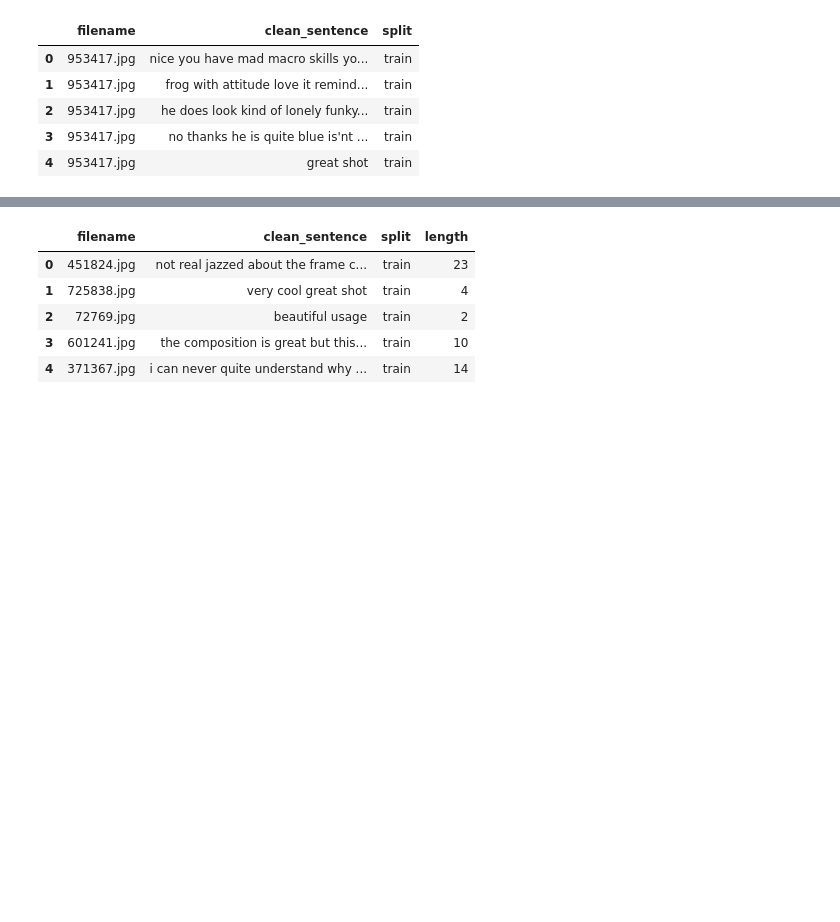
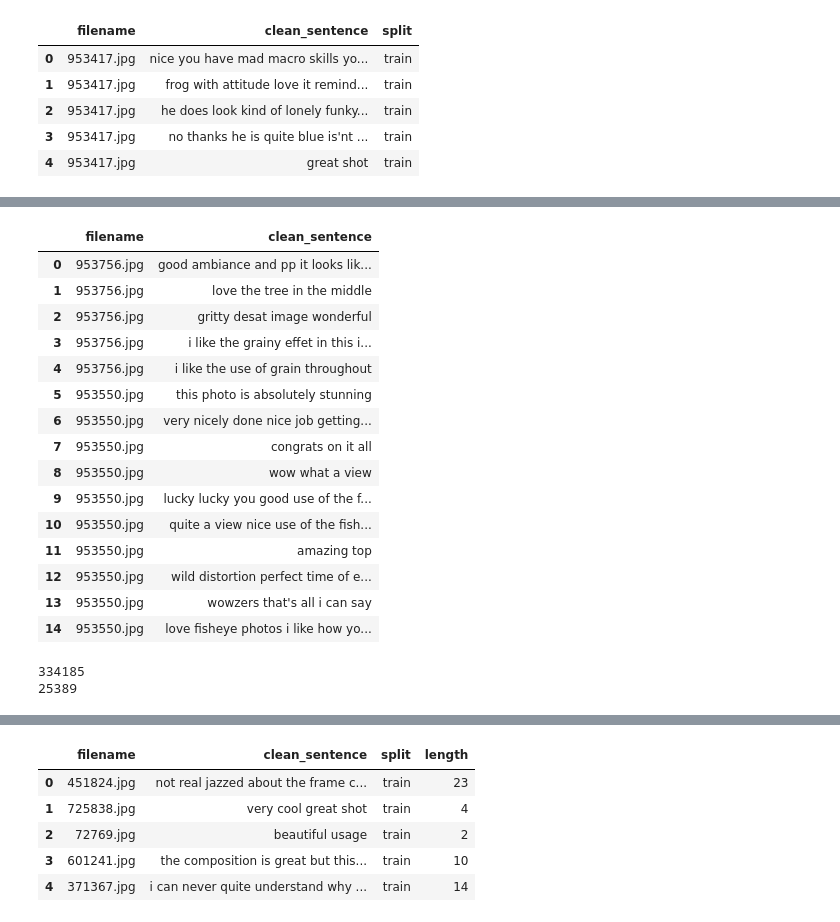
Before and after one commit to keenansamway/COSC576-Project, a Jupyter notebook: data_wrangling/AVA_data_managing.ipynb, the cells around one changed output, grey strips where cells are left out. Drawn from its saved outputs; the diff is of its cells as text; code cells hidden in the pictures; blank space fills up the shorter version.

```diff
--- a/data_wrangling/AVA_data_managing.ipynb
+++ b/data_wrangling/AVA_data_managing.ipynb
@@ -54,0 +123,25 @@ df_sample = df_full.sample(int(0.1 * len(df_full))).reset_index(drop=True)
+# %%
+df_sampled.head(15)
+# %% [output]
+|  | filename | clean_sentence |
+| 0 | 953756.jpg | good ambiance and pp it looks lik... |
+| 1 | 953756.jpg | love the tree in the middle |
+| 2 | 953756.jpg | gritty desat image wonderful |
+| 3 | 953756.jpg | i like the grainy effet in this i... |
+| 4 | 953756.jpg | i like the use of grain throughout |
+| 5 | 953550.jpg | this photo is absolutely stunning |
+| 6 | 953550.jpg | very nicely done nice job getting... |
+| 7 | 953550.jpg | congrats on it all |
+| 8 | 953550.jpg | wow what a view |
+| 9 | 953550.jpg | lucky lucky you good use of the f... |
+| 10 | 953550.jpg | quite a view nice use of the fish... |
+| 11 | 953550.jpg | amazing top |
+| 12 | 953550.jpg | wild distortion perfect time of e... |
+| 13 | 953550.jpg | wowzers that's all i can say |
+| 14 | 953550.jpg | love fisheye photos i like how yo... |
+# %%
+print(len(df_sampled))
+print(len(pd.unique(df_sampled['filename'])))
+# %% [output]
+334185
+25389
```
Also changed, not shown: parts of 21 cells of this notebook.
